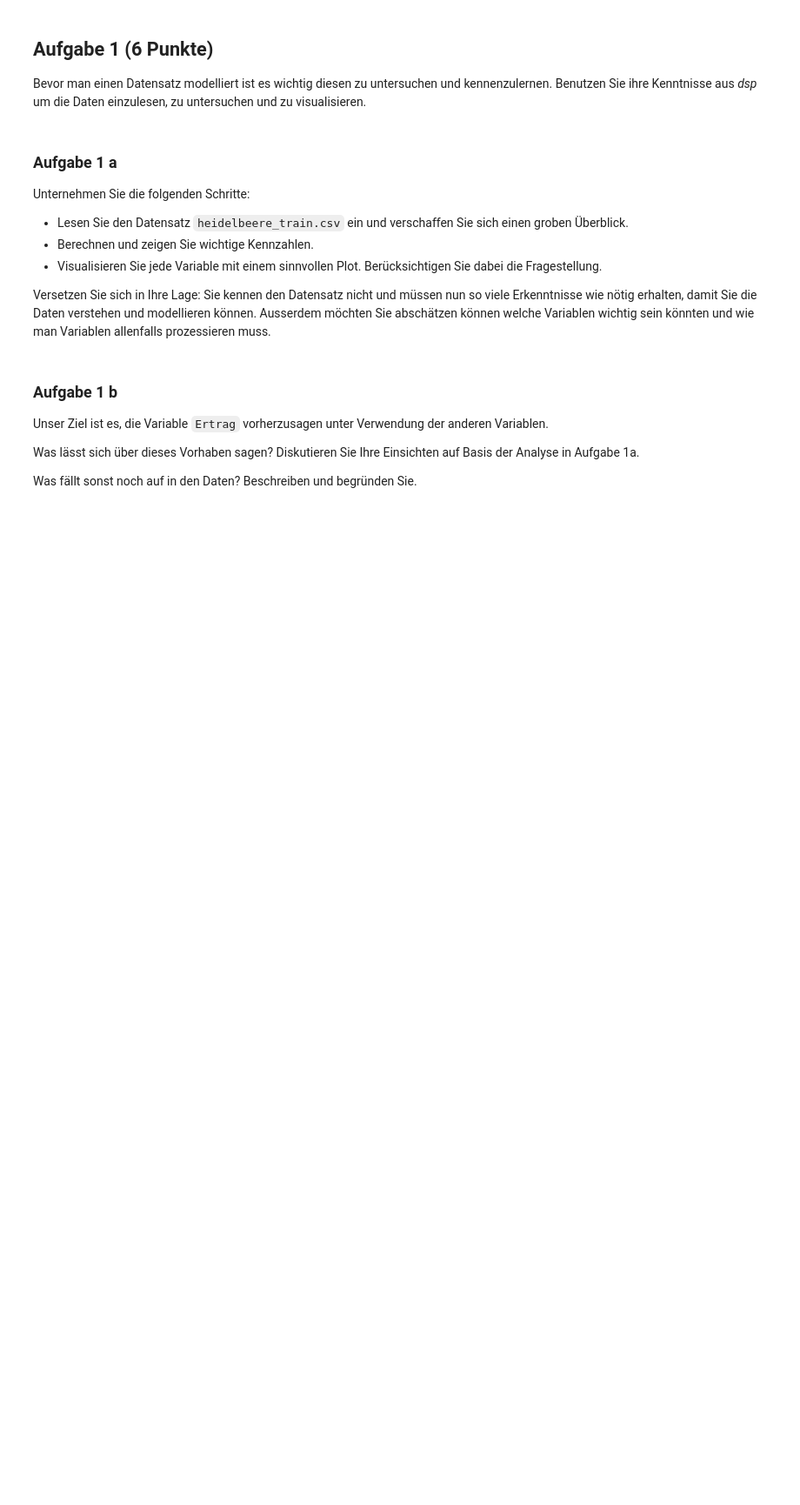
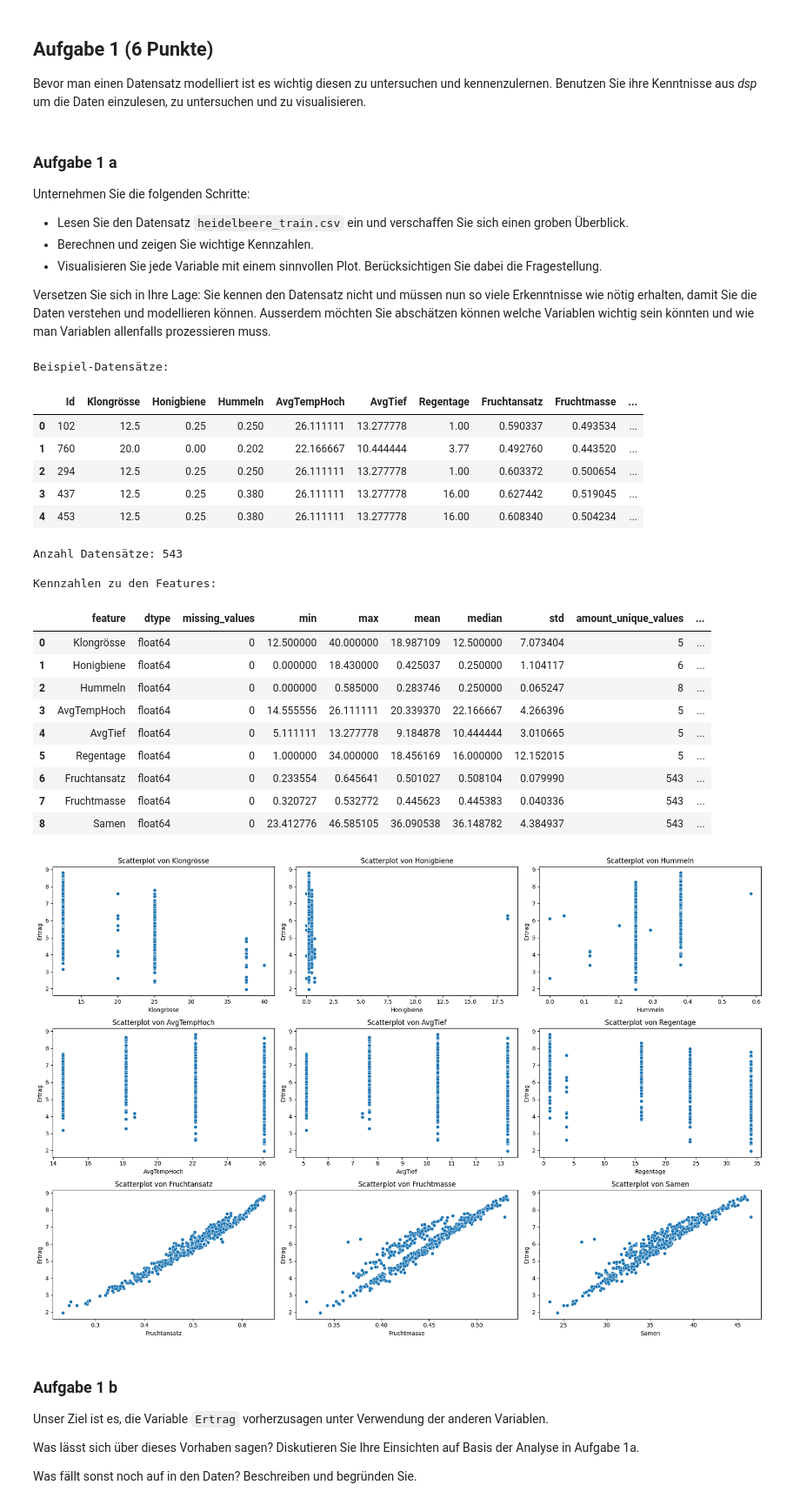
Before and after one commit to SeyaSchmassmann/ml, a Jupyter notebook: graded_assignments/graded01/graded01.ipynb, the cells around one changed output. Shown at 87% size. Drawn from its saved outputs; the diff is of its cells as text; code cells hidden in the pictures; blank space fills up the shorter version.

```diff
--- a/graded_assignments/graded01/graded01.ipynb
+++ b/graded_assignments/graded01/graded01.ipynb
@@ -95,8 +95,81 @@ Unternehmen Sie die folgenden Schritte:
 
 Versetzen Sie sich in Ihre Lage: Sie kennen den Datensatz nicht und müssen nun so viele Erkenntnisse wie nötig erhalten, damit Sie die Daten verstehen und modellieren können. Ausserdem möchten Sie abschätzen können welche Variablen wichtig sein könnten und wie man Variablen allenfalls prozessieren muss.
 # %%
-# YOUR CODE HERE
-raise NotImplementedError()
+import pandas as pd
+import seaborn as sns
+import matplotlib.pyplot as plt
+import math
+
+# load data
+df_heidelbeeren = pd.read_csv('heidelbeere_train.csv')
+
+# display data
+print(f"Beispiel-Datensätze:")
+display(df_heidelbeeren.head())
+
+print(f"Anzahl Datensätze: { df_heidelbeeren.shape[0] }\n")
+
+# calculate important feature specs
+features = ['Klongrösse', 'Honigbiene', 'Hummeln', 'AvgTempHoch', 'AvgTief', 'Regentage', 'Fruchtansatz', 'Fruchtmasse', 'Samen']
+
+df_feature_specs = pd.DataFrame(columns=['feature', 'dtype', 'missing_values', 'min', 'max', 'mean', 'median', 'std', 'amount_unique_values', 'correlation_coefficient_with_ertrag'])
+
+for feature in features:
+    new_feature_row = {
+        'feature': feature,
+        'dtype': df_heidelbeeren[feature].dtype,
+        'missing_values': df_heidelbeeren[feature].isna().sum(),
+        'min': df_heidelbeeren[feature].min(),
+        'max': df_heidelbeeren[feature].max(),
+        'mean': df_heidelbeeren[feature].mean(),
+        'median': df_heidelbeeren[feature].median(),
+        'std': df_heidelbeeren[feature].std(),
+        'amount_unique_values': df_heidelbeeren[feature].nunique(),
+        'correlation_coefficient_with_ertrag': df_heidelbeeren['Ertrag'].corr(df_heidelbeeren[feature])
+    }
+    df_feature_specs.loc[len(df_feature_specs)] = new_feature_row
+
+print("Kennzahlen zu den Features:")
+display(df_feature_specs)
+
+# display columns as scatterplots
+number_of_features_to_visualize = len(features)
+number_of_rows = math.ceil(number_of_features_to_visualize / 3)
+number_of_columns = math.ceil(number_of_features_to_visualize / number_of_rows)
+
+fig, axs = plt.subplots(nrows=number_of_rows, ncols=number_of_columns, figsize=(18, 12))
+
+for index, feature in enumerate(features):
+    row = index // number_of_columns
+    col = index % number_of_columns
+
+    _ = axs[row, col].set_title(f"Scatterplot von {feature}")
+    _ = sns.scatterplot(data=df_heidelbeeren, x=feature, y='Ertrag', ax=axs[row, col]);
+
+    fig.tight_layout();
+    fig.show();
+# %% [output]
+Beispiel-Datensätze:
+|  | Id | Klongrösse | Honigbiene | Hummeln | AvgTempHoch | AvgTief | Regentage | Fruchtansatz | Fruchtmasse | ... |
+| 0 | 102 | 12.5 | 0.25 | 0.250 | 26.111111 | 13.277778 | 1.00 | 0.590337 | 0.493534 | ... |
+| 1 | 760 | 20.0 | 0.00 | 0.202 | 22.166667 | 10.444444 | 3.77 | 0.492760 | 0.443520 | ... |
+| 2 | 294 | 12.5 | 0.25 | 0.250 | 26.111111 | 13.277778 | 1.00 | 0.603372 | 0.500654 | ... |
+| 3 | 437 | 12.5 | 0.25 | 0.380 | 26.111111 | 13.277778 | 16.00 | 0.627442 | 0.519045 | ... |
+| 4 | 453 | 12.5 | 0.25 | 0.380 | 26.111111 | 13.277778 | 16.00 | 0.608340 | 0.504234 | ... |
+Anzahl Datensätze: 543
+
+Kennzahlen zu den Features:
+|  | feature | dtype | missing_values | min | max | mean | median | std | amount_unique_values | ... |
+| 0 | Klongrösse | float64 | 0 | 12.500000 | 40.000000 | 18.987109 | 12.500000 | 7.073404 | 5 | ... |
+| 1 | Honigbiene | float64 | 0 | 0.000000 | 18.430000 | 0.425037 | 0.250000 | 1.104117 | 6 | ... |
+| 2 | Hummeln | float64 | 0 | 0.000000 | 0.585000 | 0.283746 | 0.250000 | 0.065247 | 8 | ... |
+| 3 | AvgTempHoch | float64 | 0 | 14.555556 | 26.111111 | 20.339370 | 22.166667 | 4.266396 | 5 | ... |
+| 4 | AvgTief | float64 | 0 | 5.111111 | 13.277778 | 9.184878 | 10.444444 | 3.010665 | 5 | ... |
+| 5 | Regentage | float64 | 0 | 1.000000 | 34.000000 | 18.456169 | 16.000000 | 12.152015 | 5 | ... |
+| 6 | Fruchtansatz | float64 | 0 | 0.233554 | 0.645641 | 0.501027 | 0.508104 | 0.079990 | 543 | ... |
+| 7 | Fruchtmasse | float64 | 0 | 0.320727 | 0.532772 | 0.445623 | 0.445383 | 0.040336 | 543 | ... |
+| 8 | Samen | float64 | 0 | 23.412776 | 46.585105 | 36.090538 | 36.148782 | 4.384937 | 543 | ... |
+[figure, added]
 # %% [markdown]
 ### Aufgabe 1 b
 
```
Also changed, not shown: parts of 9 cells of this notebook.
